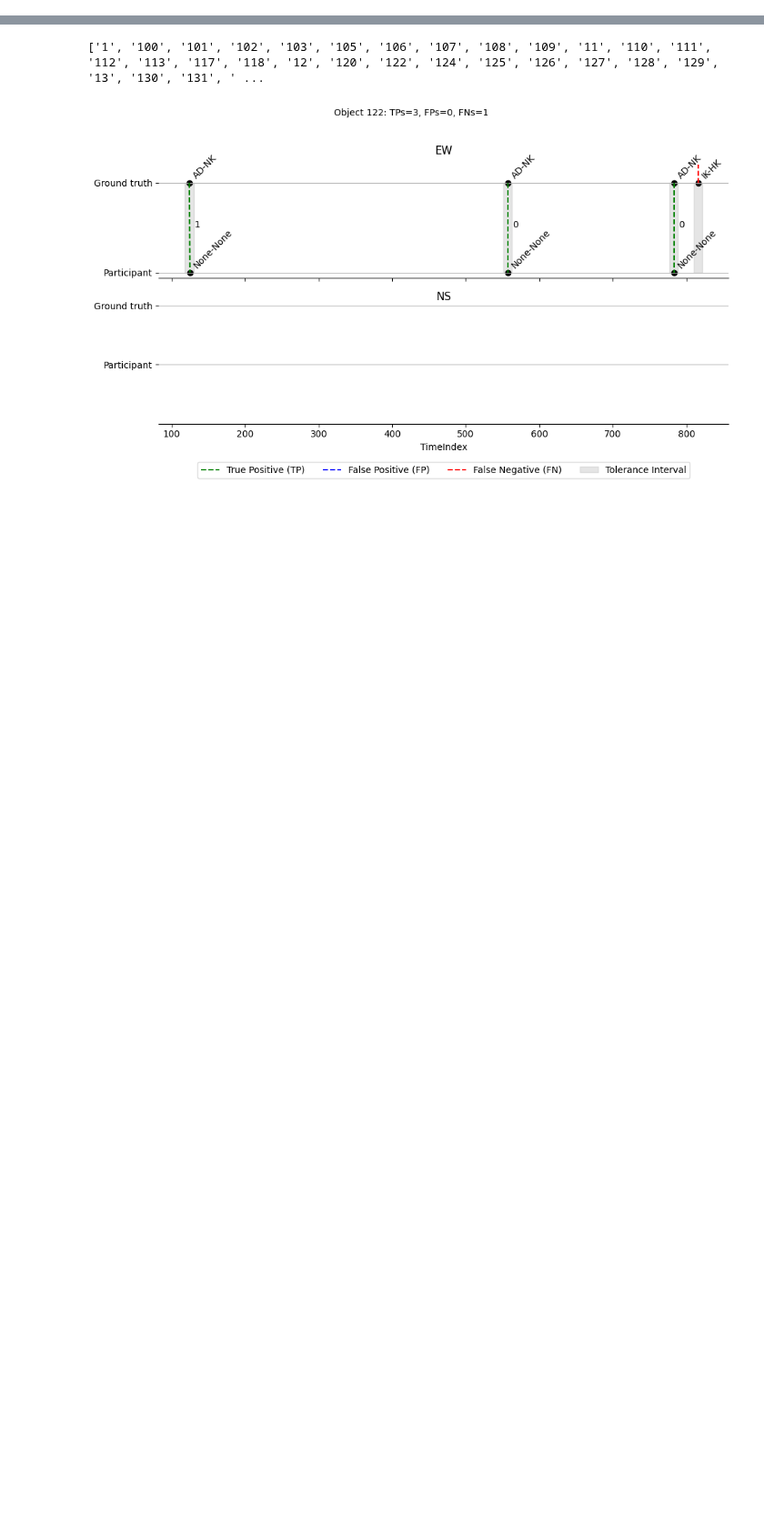
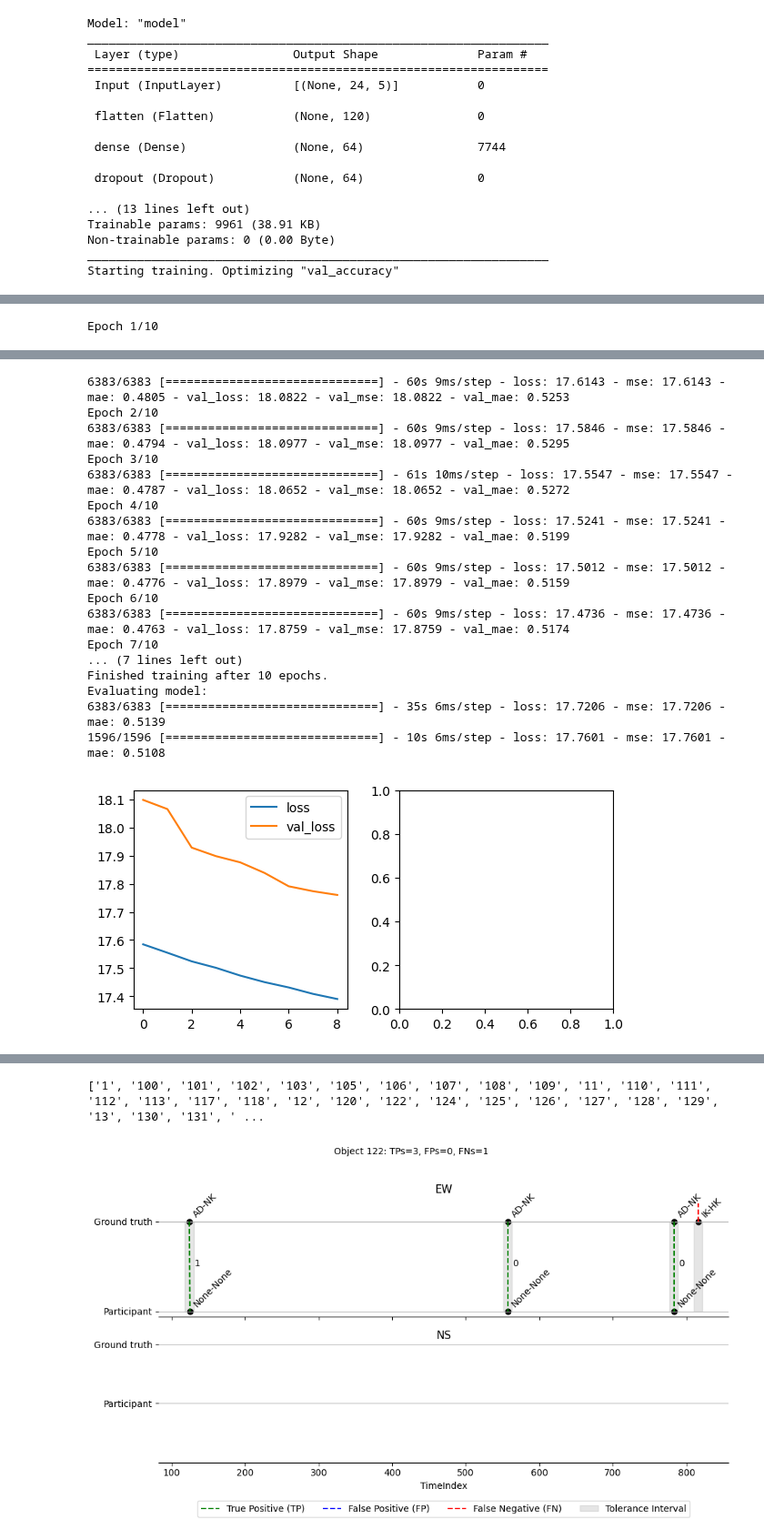
Before and after one commit to DavidBaldsiefen/splid-challenge, a Jupyter notebook: node_localizer.ipynb, the cells around one changed output, grey strips where cells are left out. Shown at 91% size. Drawn from its saved outputs; the diff is of its cells as text; code cells hidden in the pictures; blank space fills up the shorter version.

Commit message:
Work on NS localizer

```diff
--- a/node_localizer.ipynb
+++ b/node_localizer.ipynb
@@ -118,0 +175,11 @@ Evaluating model:
+# %%
+train_ns, val_ns = ds_gen_ns.get_datasets(512, label_features=['NS_Node_Location_nb'], shuffle=True, stride=1)
+model_ns = prediction_models.Dense_NN_regression(val_ns, conv1d_layers=[], dense_layers=[64,32,4],
+                                                 l2_reg=0.0, mixed_dropout=0.2,
+                                                 lr_scheduler=[0.001,15000,0.9],
+                                                 final_activation='relu',
+                                                 seed=0)
+model_ns.load_model('submission/models/ns_localizer.hdf5')
+model_ns.summary()
+hist = model_ns.fit(train_ns, val_ds=val_ns, epochs=10, verbose=1, plot_hist=True, callbacks=[])
+# %% [output]
@@ -118,0 +203,17 @@ Evaluating model:
+Model: "model"
+_________________________________________________________________
+ Layer (type)                Output Shape              Param #
+=================================================================
+ Input (InputLayer)          [(None, 24, 5)]           0
+
+ flatten (Flatten)           (None, 120)               0
+
+ dense (Dense)               (None, 64)                7744
+
+ dropout (Dropout)           (None, 64)                0
+
+... (13 lines left out)
+Trainable params: 9961 (38.91 KB)
+Non-trainable params: 0 (0.00 Byte)
+_________________________________________________________________
+Starting training. Optimizing "val_accuracy"
@@ -118,0 +221 @@ Evaluating model:
+Epoch 1/10
@@ -118,0 +228,18 @@ Evaluating model:
+6383/6383 [==============================] - 60s 9ms/step - loss: 17.6143 - mse: 17.6143 - mae: 0.4805 - val_loss: 18.0822 - val_mse: 18.0822 - val_mae: 0.5253
+Epoch 2/10
+6383/6383 [==============================] - 60s 9ms/step - loss: 17.5846 - mse: 17.5846 - mae: 0.4794 - val_loss: 18.0977 - val_mse: 18.0977 - val_mae: 0.5295
+Epoch 3/10
+6383/6383 [==============================] - 61s 10ms/step - loss: 17.5547 - mse: 17.5547 - mae: 0.4787 - val_loss: 18.0652 - val_mse: 18.0652 - val_mae: 0.5272
+Epoch 4/10
+6383/6383 [==============================] - 60s 9ms/step - loss: 17.5241 - mse: 17.5241 - mae: 0.4778 - val_loss: 17.9282 - val_mse: 17.9282 - val_mae: 0.5199
+Epoch 5/10
+6383/6383 [==============================] - 60s 9ms/step - loss: 17.5012 - mse: 17.5012 - mae: 0.4776 - val_loss: 17.8979 - val_mse: 17.8979 - val_mae: 0.5159
+Epoch 6/10
+6383/6383 [==============================] - 60s 9ms/step - loss: 17.4736 - mse: 17.4736 - mae: 0.4763 - val_loss: 17.8759 - val_mse: 17.8759 - val_mae: 0.5174
+Epoch 7/10
+... (7 lines left out)
+Finished training after 10 epochs.
+Evaluating model:
+6383/6383 [==============================] - 35s 6ms/step - loss: 17.7206 - mse: 17.7206 - mae: 0.5139
+1596/1596 [==============================] - 10s 6ms/step - loss: 17.7601 - mse: 17.7601 - mae: 0.5108
+[figure, added]
```
Also changed, not shown: parts of 14 cells of this notebook, 4 other files.
